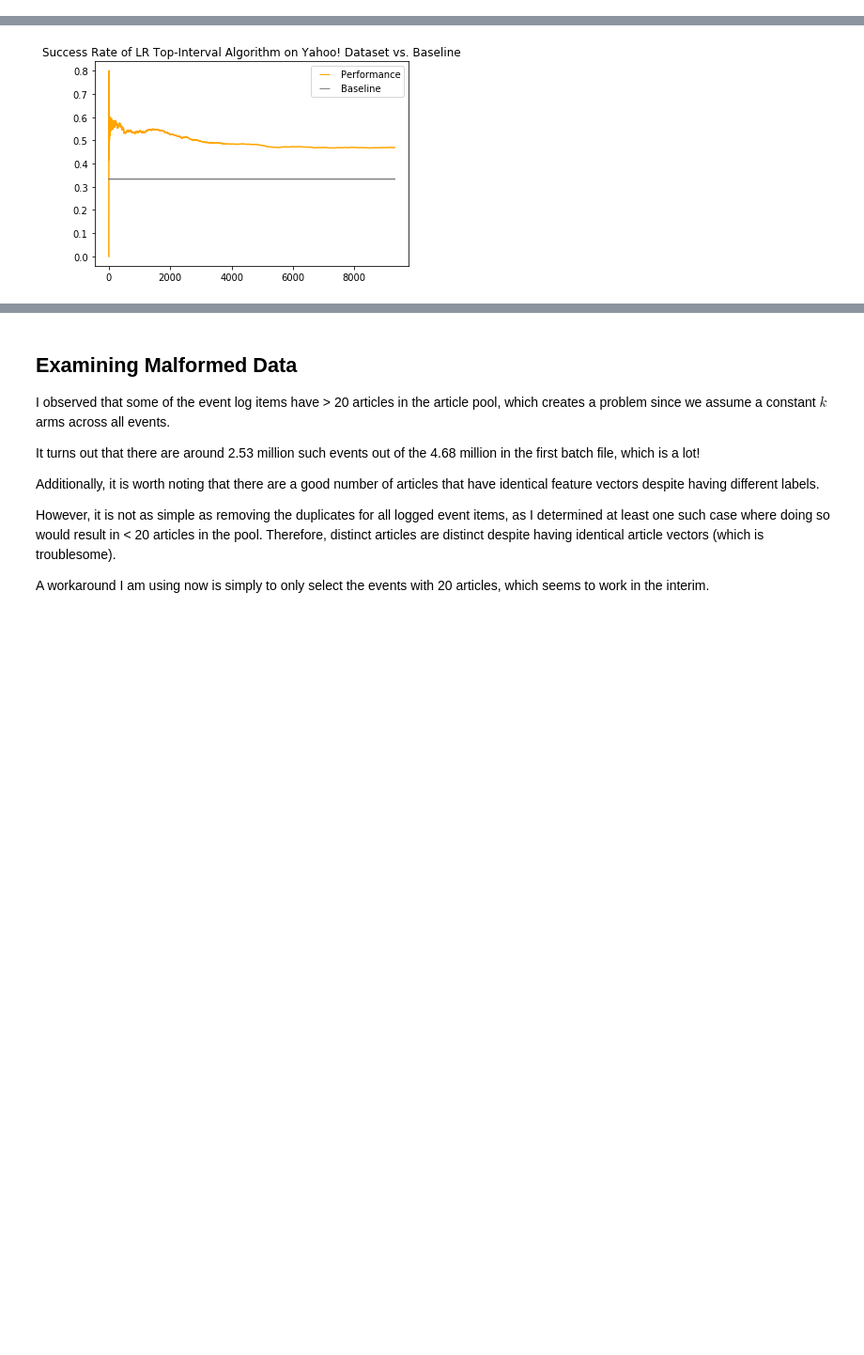
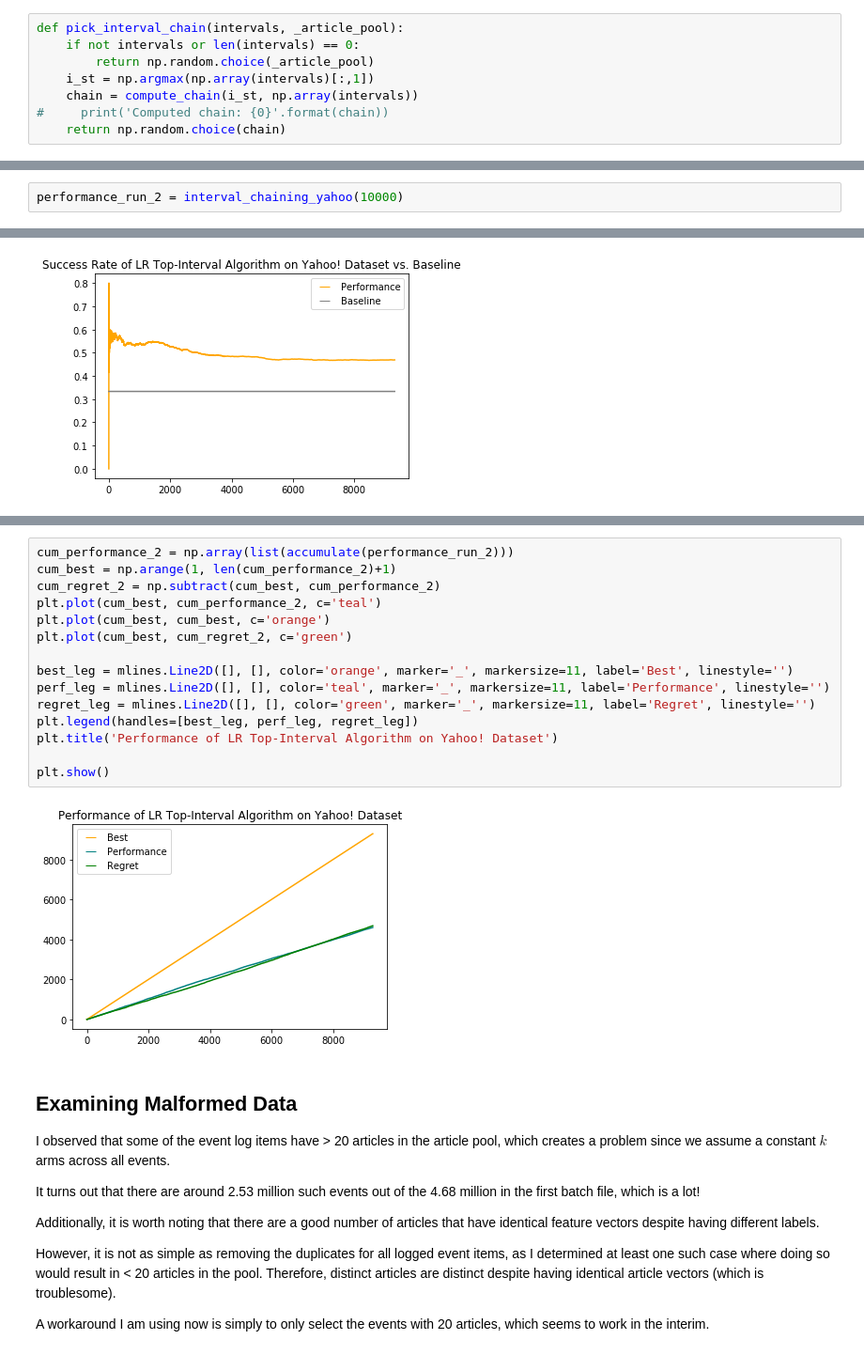
Before and after one commit to jtcho/FairMachineLearning, a Jupyter notebook: Yahoo Testing.ipynb, the cells around one changed output, grey strips where cells are left out. Shown: that part at 94% size. Saved outputs shown, nothing was run; the diff lists cells and outputs as text; blank space fills up the shorter version.

```diff
--- a/Yahoo Testing.ipynb
+++ b/Yahoo Testing.ipynb
@@ -135,0 +152,8 @@ def logit_intervals(X, Y, k, _delta, T, article_pool):
+# %%
+def pick_interval_chain(intervals, _article_pool):
+    if not intervals or len(intervals) == 0:
+        return np.random.choice(_article_pool)
+    i_st = np.argmax(np.array(intervals)[:,1])
+    chain = compute_chain(i_st, np.array(intervals))
+#     print('Computed chain: {0}'.format(chain))
+    return np.random.choice(chain)
@@ -212,0 +246,2 @@ def top_interval_yahoo(T):
+# %%
+performance_run_2 = interval_chaining_yahoo(10000)
@@ -270,3 +333,20 @@ plt.show()
+# %%
+cum_performance_2 = np.array(list(accumulate(performance_run_2)))
+cum_best = np.arange(1, len(cum_performance_2)+1)
+cum_regret_2 = np.subtract(cum_best, cum_performance_2)
+plt.plot(cum_best, cum_performance_2, c='teal')
+plt.plot(cum_best, cum_best, c='orange')
+plt.plot(cum_best, cum_regret_2, c='green')
+
+best_leg = mlines.Line2D([], [], color='orange', marker='_', markersize=11, label='Best', linestyle='')
+perf_leg = mlines.Line2D([], [], color='teal', marker='_', markersize=11, label='Performance', linestyle='')
+regret_leg = mlines.Line2D([], [], color='green', marker='_', markersize=11, label='Regret', linestyle='')
+plt.legend(handles=[best_leg, perf_leg, regret_leg])
+plt.title('Performance of LR Top-Interval Algorithm on Yahoo! Dataset')
+
+plt.show()
+# %% [output]
+[figure, added]
 # %% [markdown]
 ## Examining Malformed Data
 
```
Also changed, not shown: parts of 7 cells of this notebook.
